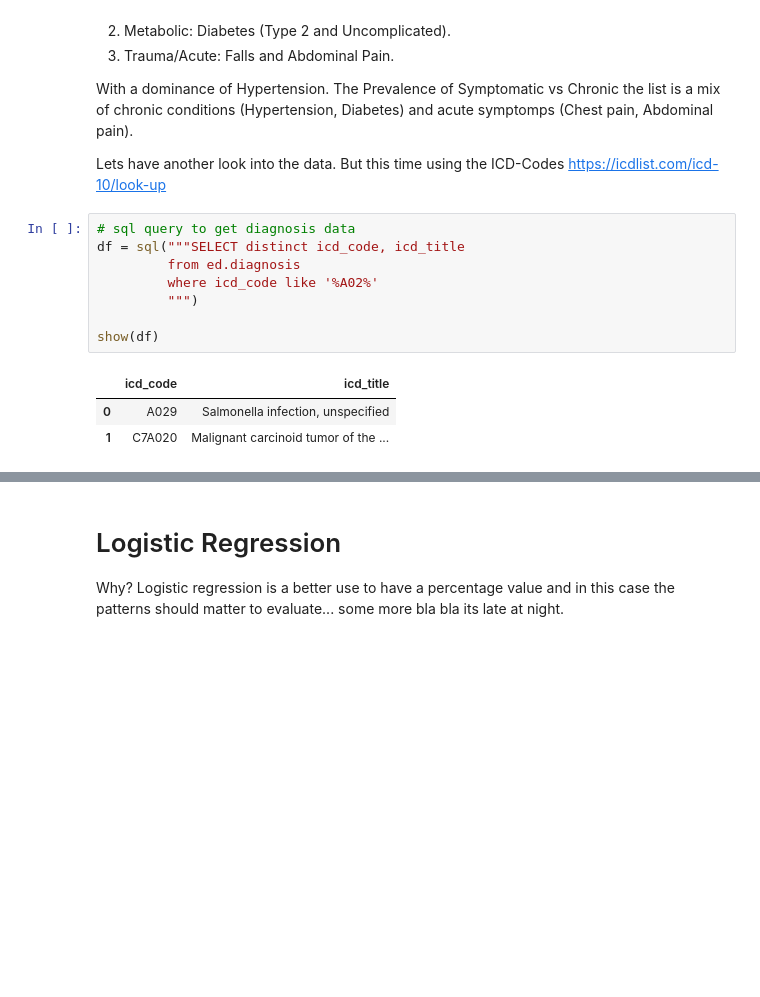
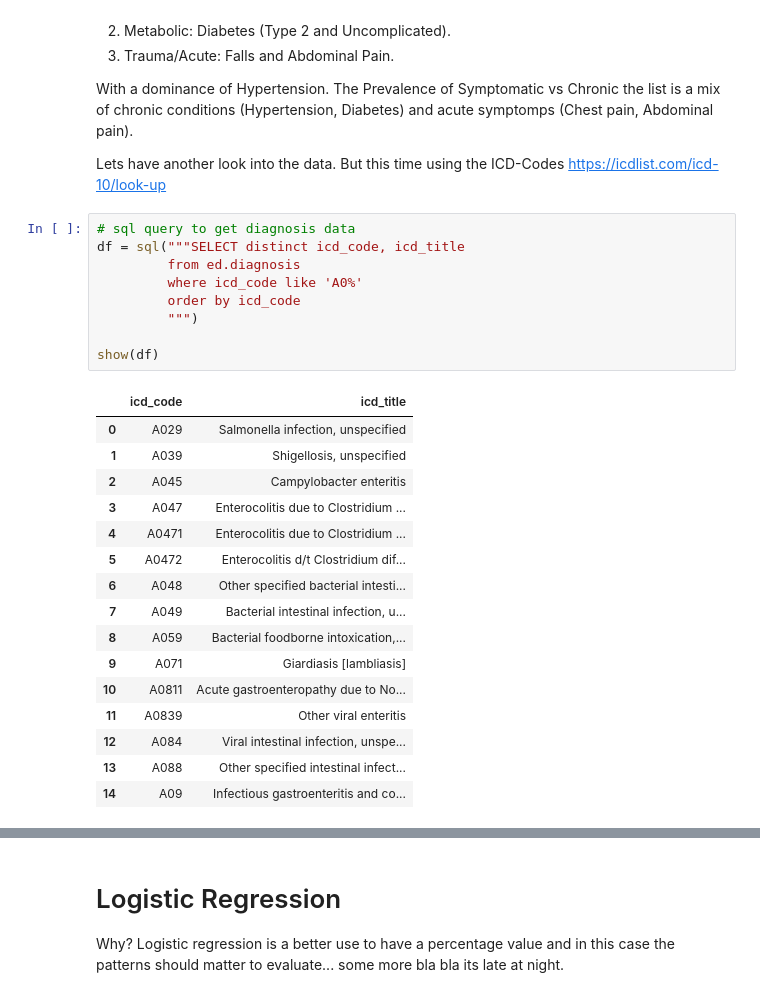
Before and after one commit to ayk-404/fs-thesis, a Jupyter notebook: data_analysis.ipynb, the cells around one changed output, grey strips where cells are left out. Saved outputs shown, nothing was run; the diff lists cells and outputs as text; blank space fills up the shorter version.

```diff
--- a/data_analysis.ipynb
+++ b/data_analysis.ipynb
@@ -370,12 +373,26 @@ Lets have another look into the data. But this time using the ICD-Codes https://
 # %%
 # sql query to get diagnosis data
 df = sql("""SELECT distinct icd_code, icd_title
          from ed.diagnosis
-         where icd_code like '%A02%'
+         where icd_code like 'A0%'
+         order by icd_code
          """)
 
 show(df)
 # %% [output]
 |  | icd_code | icd_title |
 | 0 | A029 | Salmonella infection, unspecified |
-| 1 | C7A020 | Malignant carcinoid tumor of the ... |
+| 1 | A039 | Shigellosis, unspecified |
+| 2 | A045 | Campylobacter enteritis |
+| 3 | A047 | Enterocolitis due to Clostridium ... |
+| 4 | A0471 | Enterocolitis due to Clostridium ... |
+| 5 | A0472 | Enterocolitis d/t Clostridium dif... |
+| 6 | A048 | Other specified bacterial intesti... |
+| 7 | A049 | Bacterial intestinal infection, u... |
+| 8 | A059 | Bacterial foodborne intoxication,... |
+| 9 | A071 | Giardiasis [lambliasis] |
+| 10 | A0811 | Acute gastroenteropathy due to No... |
+| 11 | A0839 | Other viral enteritis |
+| 12 | A084 | Viral intestinal infection, unspe... |
+| 13 | A088 | Other specified intestinal infect... |
+| 14 | A09 | Infectious gastroenteritis and co... |
```
Also changed, not shown: parts of 10 cells of this notebook.
